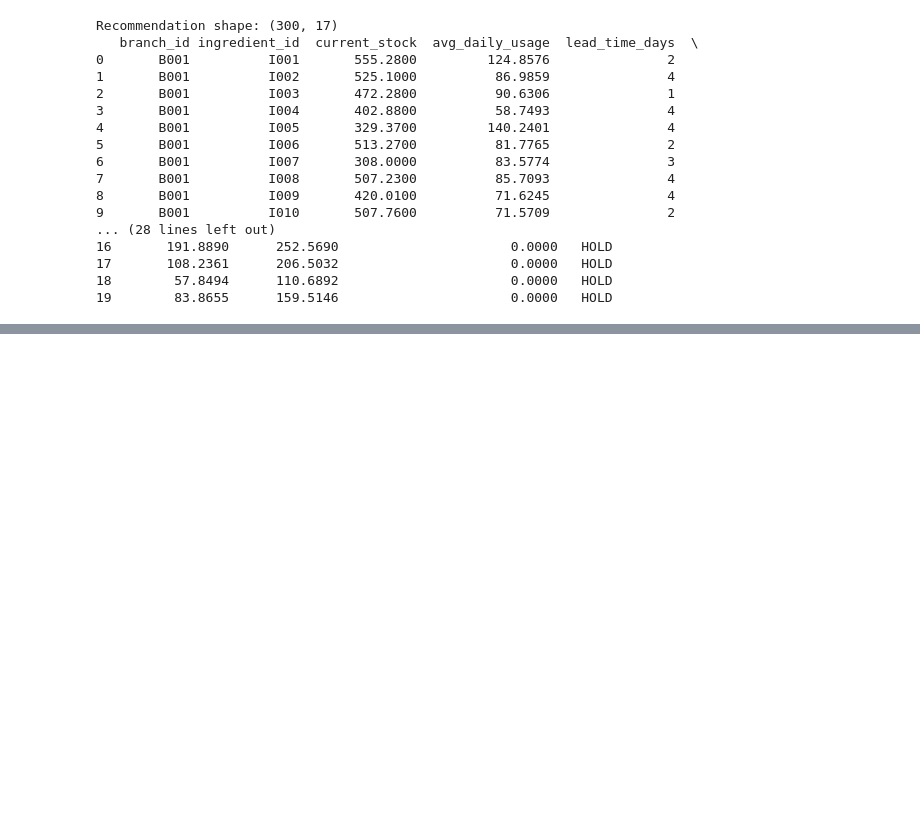
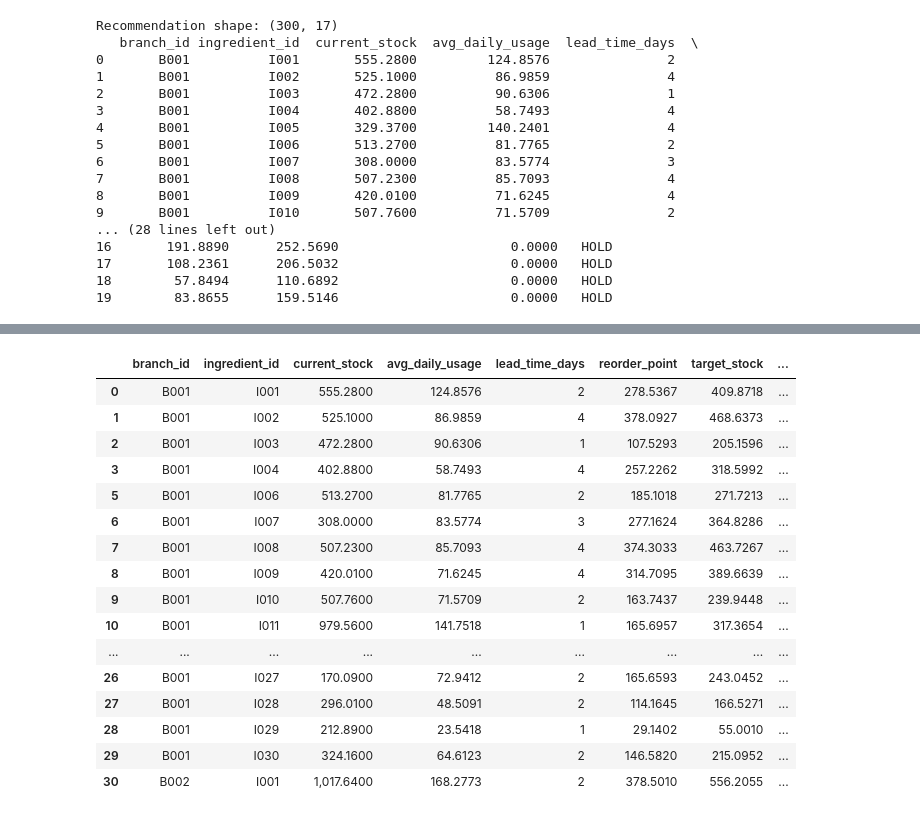
Before and after one commit to 4gnim/fnb-intelligence, a Jupyter notebook: notebooks/03_inventory_optimization.ipynb, the cells around one changed output, grey strips where cells are left out. Cells and saved outputs as stored; diff of their text form; code cells hidden in the pictures; blank space fills up the shorter version.

Commit message:
Finalize F&B Intelligence AI engineering portfolio

```diff
--- a/notebooks/03_inventory_optimization.ipynb
+++ b/notebooks/03_inventory_optimization.ipynb
@@ -2438,3 +2438,15 @@ Recommendation shape: (300, 17)
 17       108.2361      206.5032                      0.0000   HOLD
 18        57.8494      110.6892                      0.0000   HOLD
 19        83.8655      159.5146                      0.0000   HOLD
+# %%
+FINAL_POLICY_NAME = "Lean 85%"
+FINAL_SERVICE_LEVEL = 0.85
+FINAL_Z = 1.036
+FINAL_REVIEW_PERIOD = 1
+
+print("Final Inventory Policy")
+print("=" * 40)
+print(f"Policy               : {FINAL_POLICY_NAME}")
+print(f"Target service level : {FINAL_SERVICE_LEVEL:.0%}")
+print(f"Z-value              : {FINAL_Z:.3f}")
+print(f"Review period        : {FINAL_REVIEW_PERIOD} day")
@@ -2440,0 +2609,43 @@ Recommendation shape: (300, 17)
+# %%
+recommendation_columns = [
+    "branch_id",
+    "ingredient_id",
+    "current_stock",
+    "avg_daily_usage",
+    "lead_time_days",
+    "reorder_point",
+    "target_stock",
+    "inventory_position",
+    "recommended_order_quantity",
+    "estimated_order_value",
+    "action"
+]
+
+display(
+    inventory_policy[
+        recommendation_columns
+    ]
+    .sort_values(
+        ["action", "recommended_order_quantity"],
+        ascending=[True, False]
+    )
+    .head(30)
+)
+# %% [output]
+|  | branch_id | ingredient_id | current_stock | avg_daily_usage | lead_time_days | reorder_point | target_stock | ... |
+| 0 | B001 | I001 | 555.2800 | 124.8576 | 2 | 278.5367 | 409.8718 | ... |
+| 1 | B001 | I002 | 525.1000 | 86.9859 | 4 | 378.0927 | 468.6373 | ... |
+| 2 | B001 | I003 | 472.2800 | 90.6306 | 1 | 107.5293 | 205.1596 | ... |
+| 3 | B001 | I004 | 402.8800 | 58.7493 | 4 | 257.2262 | 318.5992 | ... |
+| 5 | B001 | I006 | 513.2700 | 81.7765 | 2 | 185.1018 | 271.7213 | ... |
+| 6 | B001 | I007 | 308.0000 | 83.5774 | 3 | 277.1624 | 364.8286 | ... |
+| 7 | B001 | I008 | 507.2300 | 85.7093 | 4 | 374.3033 | 463.7267 | ... |
+| 8 | B001 | I009 | 420.0100 | 71.6245 | 4 | 314.7095 | 389.6639 | ... |
+| 9 | B001 | I010 | 507.7600 | 71.5709 | 2 | 163.7437 | 239.9448 | ... |
+| 10 | B001 | I011 | 979.5600 | 141.7518 | 1 | 165.6957 | 317.3654 | ... |
+| ... | ... | ... | ... | ... | ... | ... | ... | ... |
+| 26 | B001 | I027 | 170.0900 | 72.9412 | 2 | 165.6593 | 243.0452 | ... |
+| 27 | B001 | I028 | 296.0100 | 48.5091 | 2 | 114.1645 | 166.5271 | ... |
+| 28 | B001 | I029 | 212.8900 | 23.5418 | 1 | 29.1402 | 55.0010 | ... |
+| 29 | B001 | I030 | 324.1600 | 64.6123 | 2 | 146.5820 | 215.0952 | ... |
+| 30 | B002 | I001 | 1,017.6400 | 168.2773 | 2 | 378.5010 | 556.2055 | ... |
```
Also changed, not shown: parts of 7 cells of this notebook, 25 other files.
